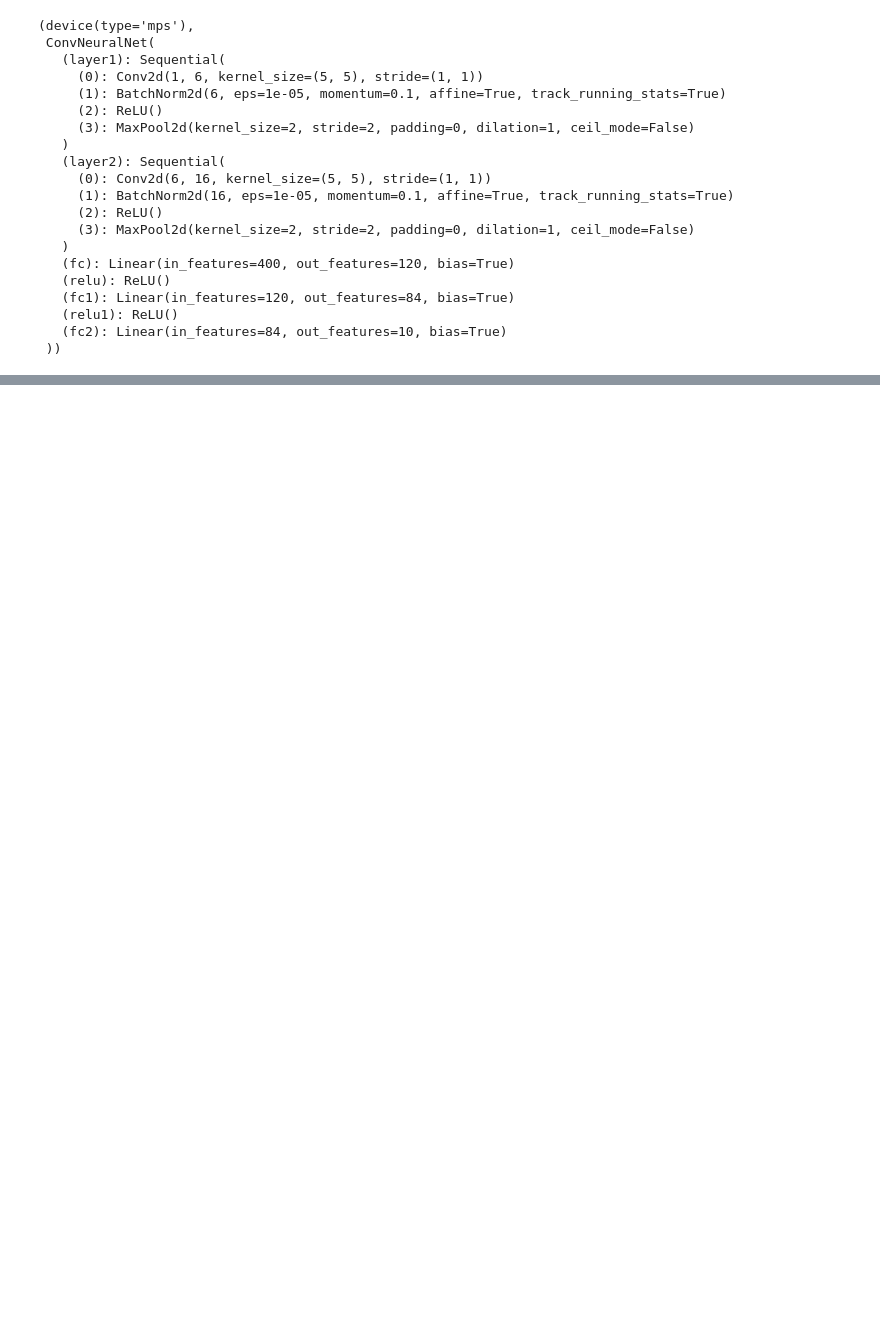
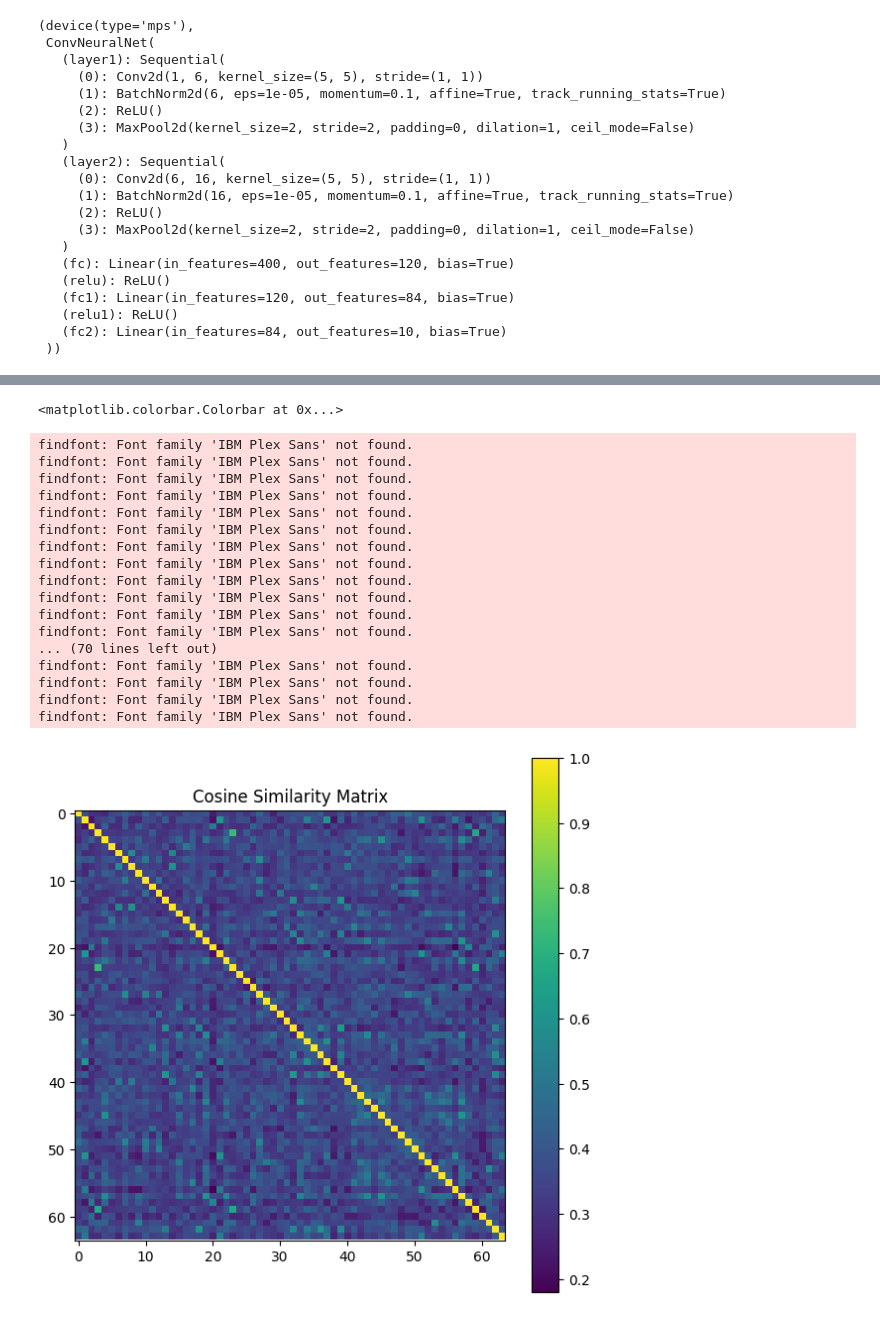
Before and after one commit to jbwaring/COEN-6331-Project, a Jupyter notebook: LeNet5/lenet5.ipynb, the cells around one changed output, grey strips where cells are left out. Cells and saved outputs as stored; diff of their text form; code cells hidden in the pictures; blank space fills up the shorter version.

```diff
--- a/LeNet5/lenet5.ipynb
+++ b/LeNet5/lenet5.ipynb
@@ -75,0 +114,60 @@ tensor([[ 8.3364e-04, -5.4354e-02, -2.1683e-01,  7.1132e-02, -6.3815e-02,
+# %%
+def makeBinaryVector(floatVector):
+    output_vector = floatVector.detach().cpu()
+    num_intervals = 8
+    interval_size = 1.0 / num_intervals
+
+    # Create an array of boundaries
+    boundaries = np.arange(0, 1 + interval_size, interval_size)
+
+    # Quantize the output_vector
+    quantized_indices = np.digitize(output_vector.numpy(), boundaries) - 1
+
+    # Clip the indices to the valid range
+    quantized_indices = np.clip(quantized_indices, 0, num_intervals - 1)
+
+    # Generate unique binary patterns
+    unique_patterns = np.eye(num_intervals)
+    # Replace the quantized indices with their corresponding binary patterns
+    return torch.tensor(unique_patterns[quantized_indices], dtype=torch.float).reshape(1, output_vector.shape[1]*8)
+# %%
+input_vectors_test = []
+for i in range(64):
+    input_vectors_test.append(makeBinaryVector(getMidOutputOfNN(model, images[i])).squeeze(0))
+# %%
+from scipy import spatial
+
+similarities = np.zeros((64, 64))
+
+def getSimilarities(input_vectors, index):
+    _similarities = []
+    for i in range(len(input_vectors)):
+        _similarities.append(1 - spatial.distance.cosine(input_vectors[index], input_vectors[i]))
+    return _similarities
+for i in range(64):
+    similarities[i] = getSimilarities(input_vectors_test, i)
+
+plt.figure(figsize=(7, 7))
+plt.title("Cosine Similarity Matrix")
+plt.imshow(similarities, interpolation='nearest')
+plt.colorbar()
+# %% [output]
+<matplotlib.colorbar.Colorbar at 0x...>
+findfont: Font family 'IBM Plex Sans' not found.
+findfont: Font family 'IBM Plex Sans' not found.
+findfont: Font family 'IBM Plex Sans' not found.
+findfont: Font family 'IBM Plex Sans' not found.
+findfont: Font family 'IBM Plex Sans' not found.
+findfont: Font family 'IBM Plex Sans' not found.
+findfont: Font family 'IBM Plex Sans' not found.
+findfont: Font family 'IBM Plex Sans' not found.
+findfont: Font family 'IBM Plex Sans' not found.
+findfont: Font family 'IBM Plex Sans' not found.
+findfont: Font family 'IBM Plex Sans' not found.
+findfont: Font family 'IBM Plex Sans' not found.
+... (70 lines left out)
+findfont: Font family 'IBM Plex Sans' not found.
+findfont: Font family 'IBM Plex Sans' not found.
+findfont: Font family 'IBM Plex Sans' not found.
+findfont: Font family 'IBM Plex Sans' not found.
+[figure, added]
```
Also changed, not shown: parts of 8 cells of this notebook.
